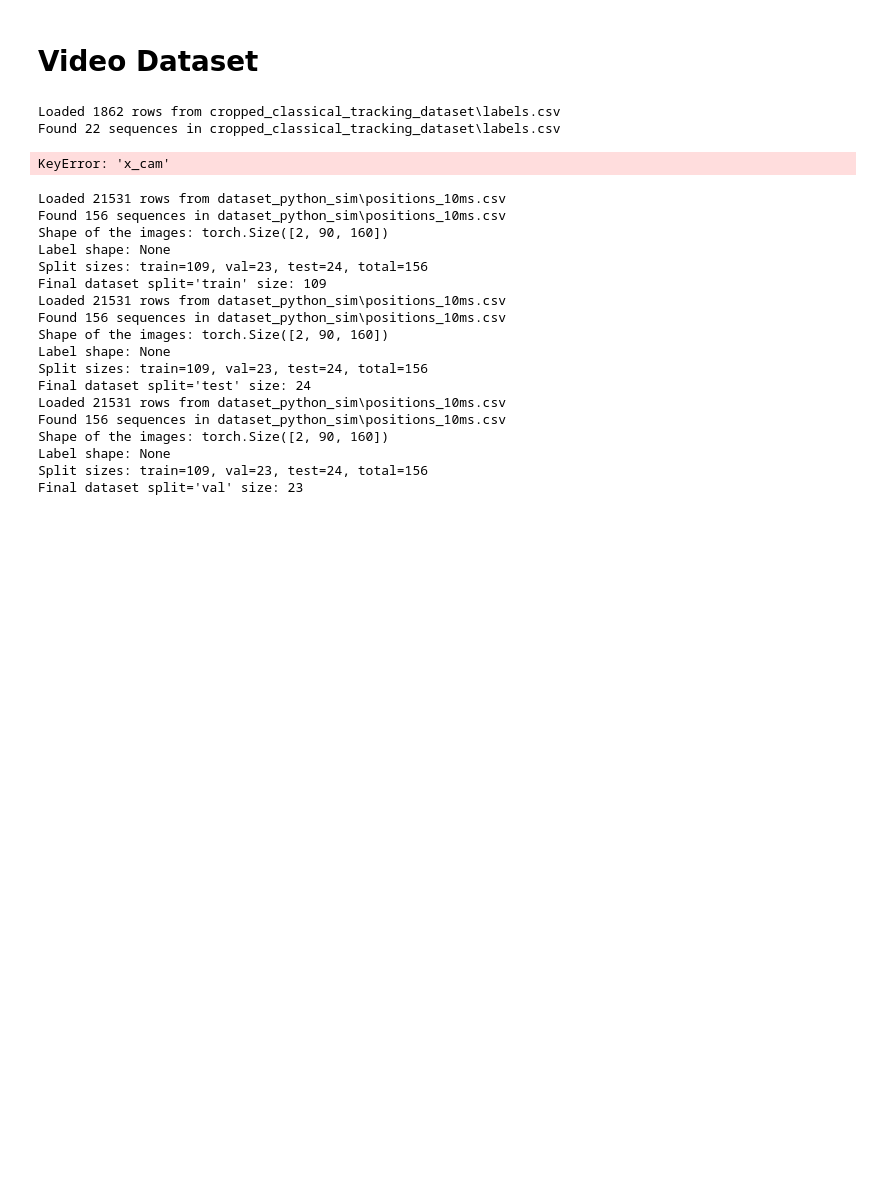
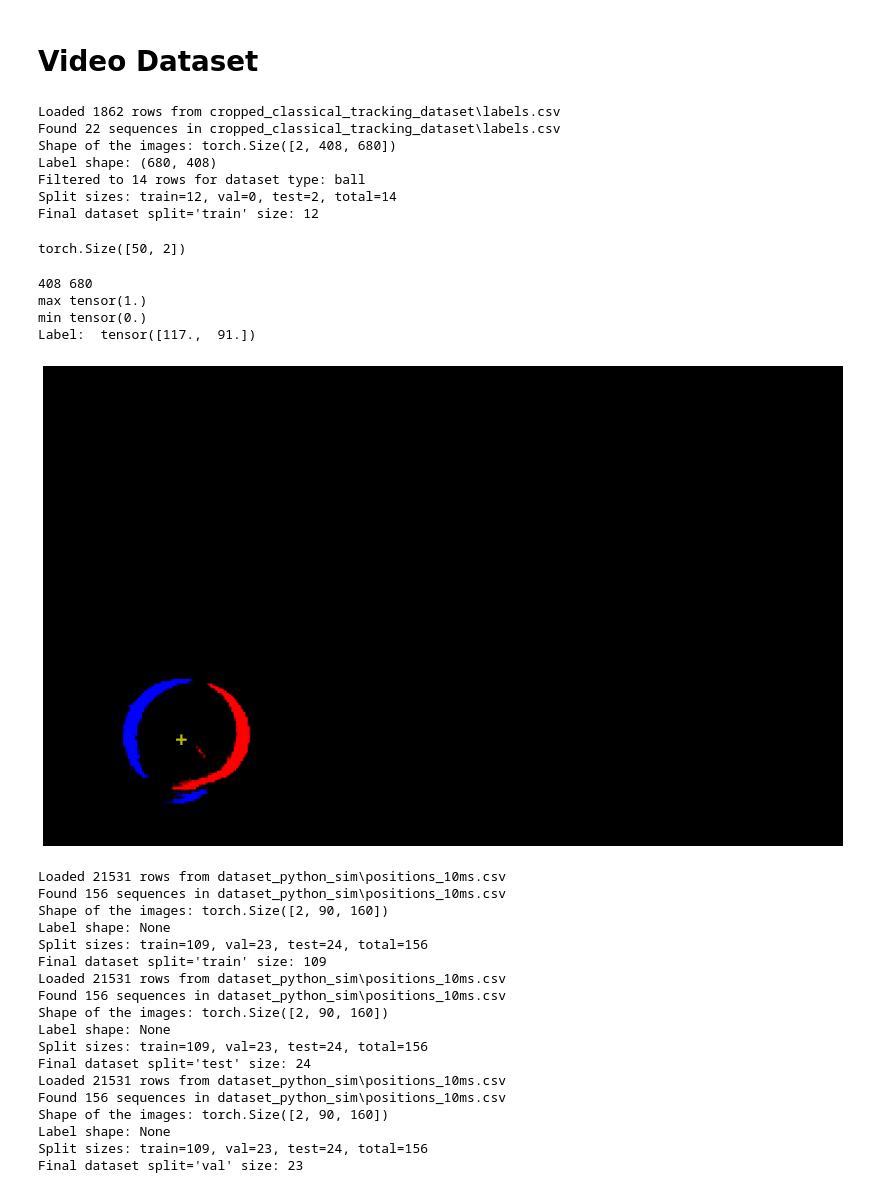
Before and after one commit to MarioRealEn/GoalieSNN, a Jupyter notebook: ball_video_tracker.ipynb, the cells around one changed output. Drawn from its saved outputs; the diff is of its cells as text; code cells hidden in the pictures; blank space fills up the shorter version.

```diff
--- a/ball_video_tracker.ipynb
+++ b/ball_video_tracker.ipynb
@@ -39,15 +42,35 @@ Using cuda device
 dataset_folder = 'cropped_classical_tracking_dataset'
 csv_path = os.path.join(dataset_folder, 'labels.csv')
 image_dir = os.path.join(dataset_folder, 'frames')
-quantization = 8
-label_quantization = 8
+quantization = 1
+label_quantization = 1
 trainratio, testratio, valratio = 0.9, 0.05, 0.05
-trainset = dt.BallTrackingDatasetVarLenVideos(csv_path, image_dir, split='train', dataset_type="ball", augment=False, quantization=quantization, label_quantization=label_quantization, train_ratio=trainratio, test_ratio=testratio, val_ratio=valratio)
+labels = ['X', 'Y', 'Radius']
+trainset = dt.BallTrackingDatasetVarLenVideos(csv_path, image_dir, split='train', dataset_type="ball", augment=True, quantization=quantization, label_quantization=label_quantization, train_ratio=trainratio, test_ratio=testratio, val_ratio=valratio, labels=labels)
 trainloader = DataLoader(trainset, batch_size=3, collate_fn=trainset.collate_fn, shuffle=True)
 # %% [output]
 Loaded 1862 rows from cropped_classical_tracking_dataset\labels.csv
 Found 22 sequences in cropped_classical_tracking_dataset\labels.csv
+Shape of the images: torch.Size([2, 408, 680])
+Label shape: (680, 408)
+Filtered to 14 rows for dataset type: ball
+Split sizes: train=12, val=0, test=2, total=14
+Final dataset split='train' size: 12
-KeyError: 'x_cam'
+# %%
+video, labels, length = trainset[0]
+gen = dt.image_gen_for_video(video, labels[:, :2])
+# %%
+labels[:, :2].shape
+# %% [output]
+torch.Size([50, 2])
+# %%
+dt.show_next_img(gen, show_labels=True, is_bgr=True, just_image=True)
+# %% [output]
+408 680
+max tensor(1.)
+min tensor(0.)
+Label:  tensor([117.,  91.])
+[figure, added]
 # %%
 dataset_path = 'dataset_python_sim'
 accumulation_time = 10 # ms
```
Also changed, not shown: parts of 2 cells of this notebook, 22 other files.
